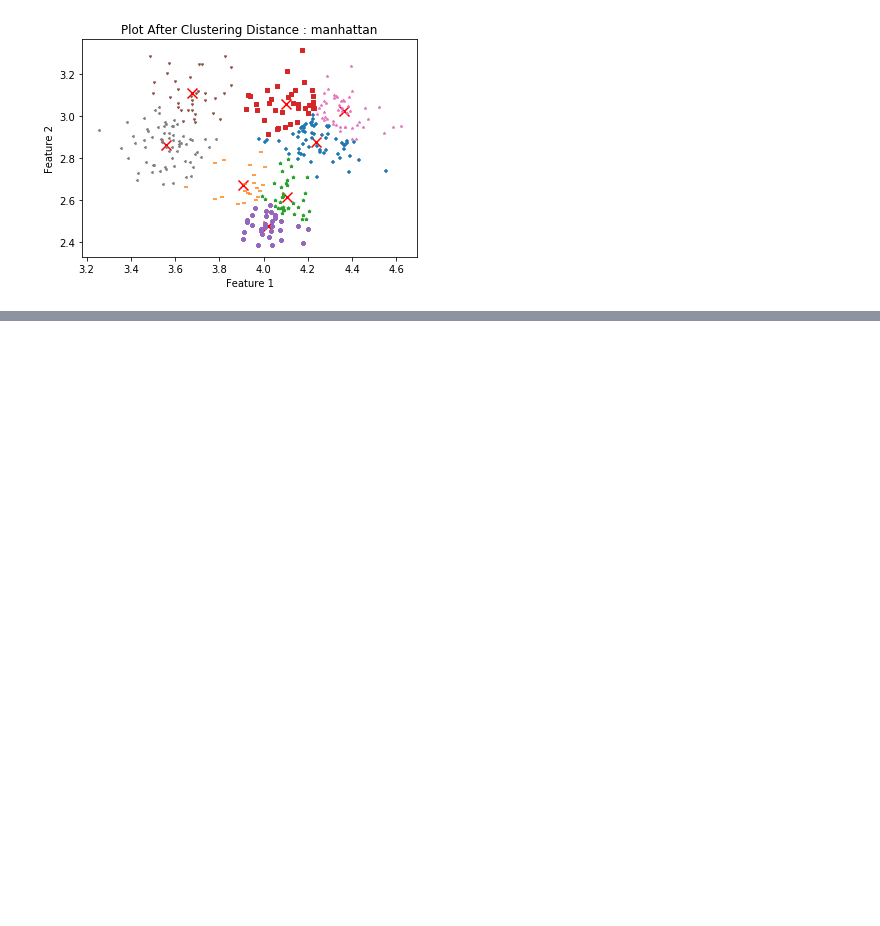
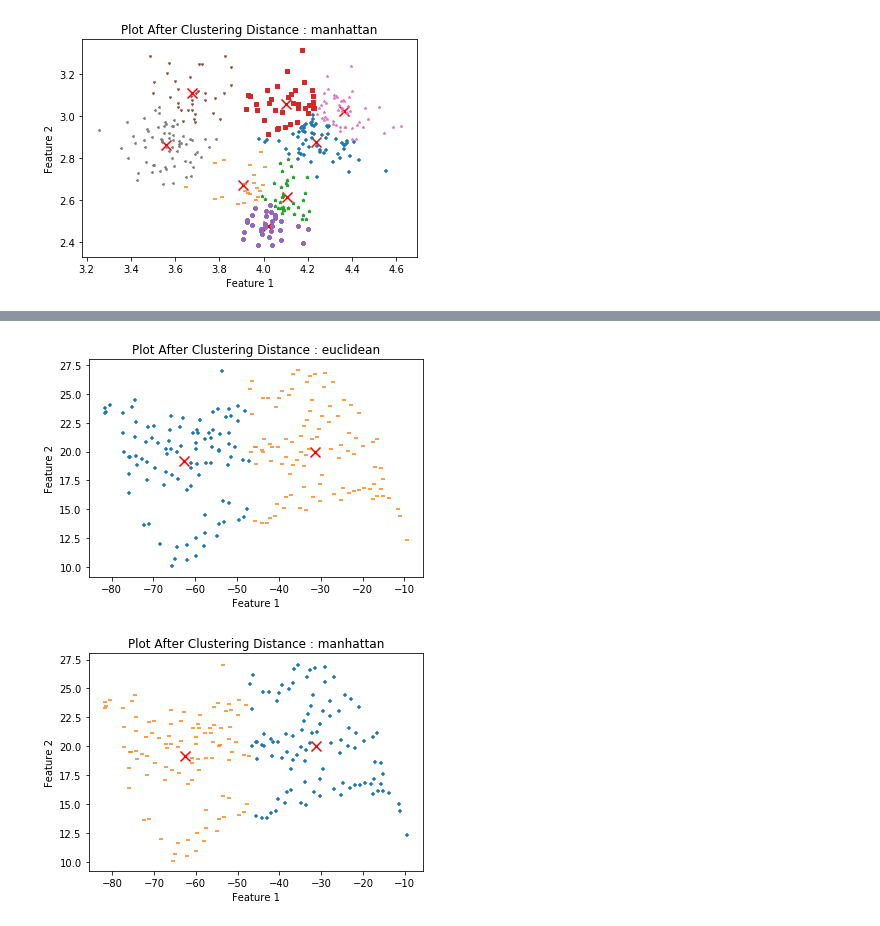
Before and after one commit to shivammehta25/Machine-Learning-Lab, a Jupyter notebook: Task 10 | Clustering K means.ipynb, the cells around one changed output, grey strips where cells are left out. Drawn from its saved outputs; the diff is of its cells as text; code cells hidden in the pictures; blank space fills up the shorter version.

```diff
--- a/Task 10 | Clustering K means.ipynb
+++ b/Task 10 | Clustering K means.ipynb
@@ -185,0 +217,8 @@ for distance in ['euclidean', 'manhattan']:
+# %%
+for distance in ['euclidean', 'manhattan']:
+    km = KMeans(distance=distance)
+    km.fit(data3.X, data3.Y)
+    km.plot_cluster()
+# %% [output]
+[figure, added]
+[figure, added]
```
Also changed, not shown: parts of 7 cells of this notebook, 6 other files.
